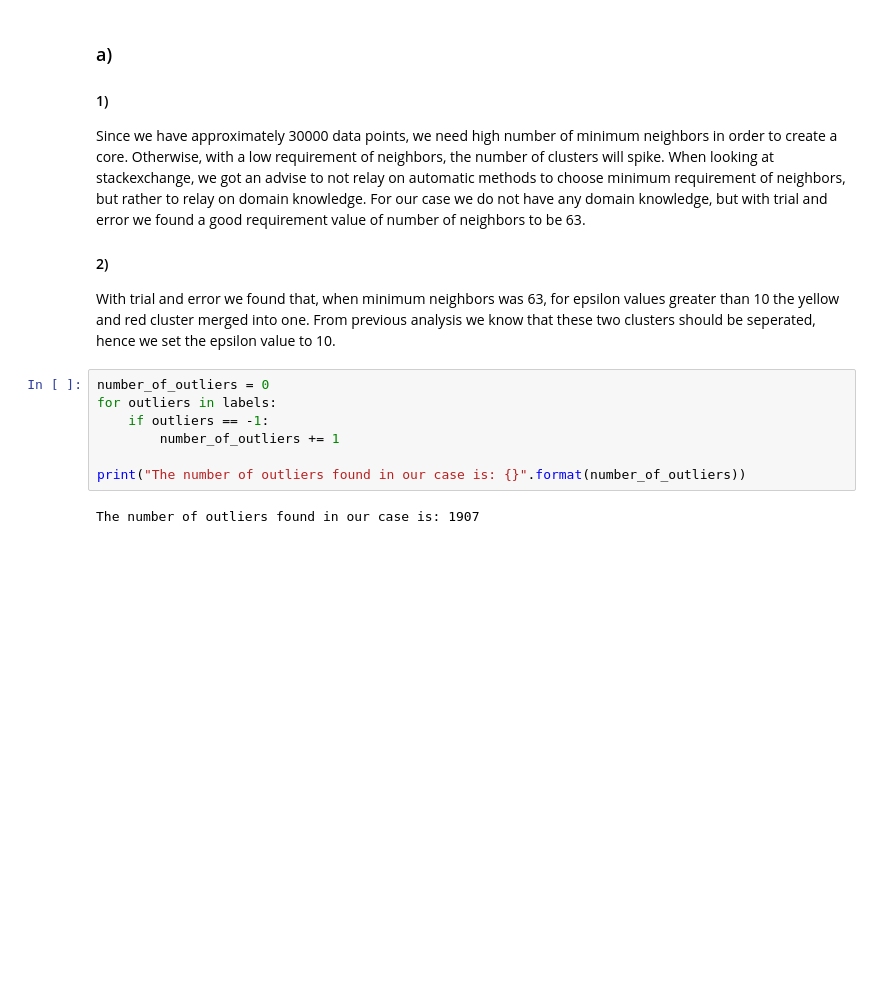
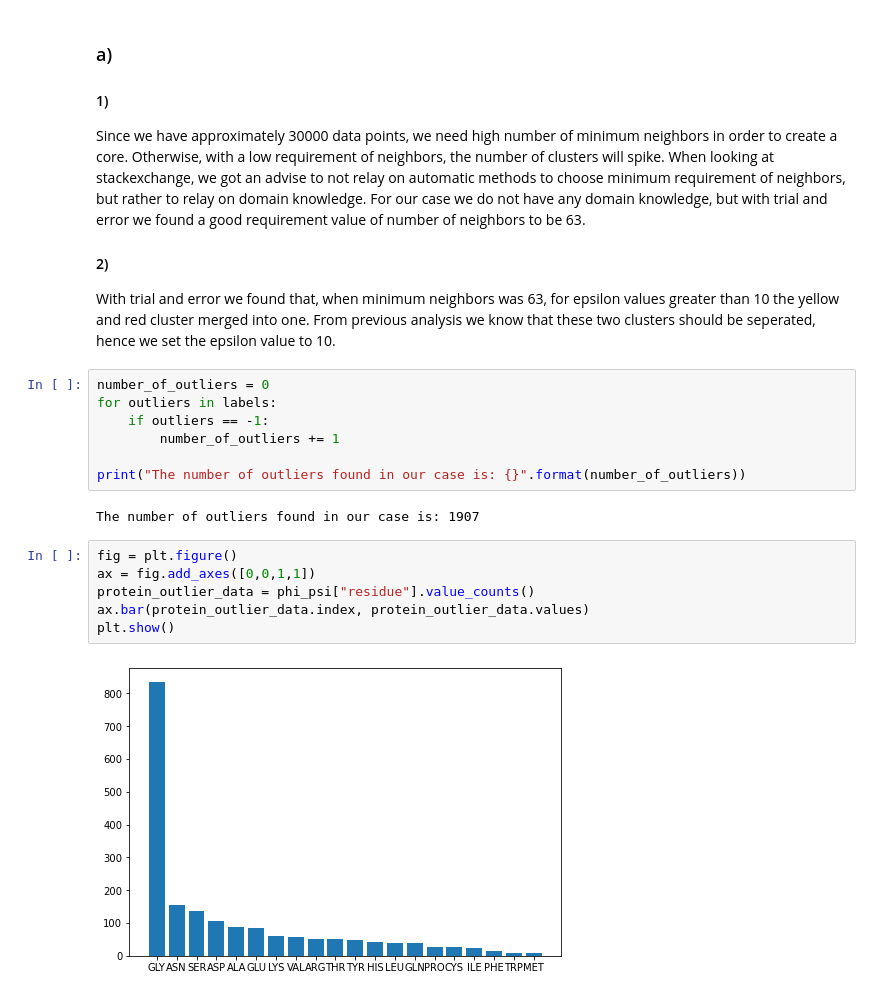
Before and after one commit to carljvh/intro-to-datascience-and-AI, a Jupyter notebook: assignment-3/problem3_3.ipynb, the cells around one changed output. Saved outputs shown, nothing was run; the diff lists cells and outputs as text; blank space fills up the shorter version.

```diff
--- a/assignment-3/problem3_3.ipynb
+++ b/assignment-3/problem3_3.ipynb
@@ -68,3 +72,11 @@ for outliers in labels:
 print("The number of outliers found in our case is: {}".format(number_of_outliers))
 # %% [output]
 The number of outliers found in our case is: 1907
+# %%
+fig = plt.figure()
+ax = fig.add_axes([0,0,1,1])
+protein_outlier_data = phi_psi["residue"].value_counts()
+ax.bar(protein_outlier_data.index, protein_outlier_data.values)
+plt.show()
+# %% [output]
+[figure, added]
```
Also changed, not shown: parts of 2 cells of this notebook, 1 other file.
